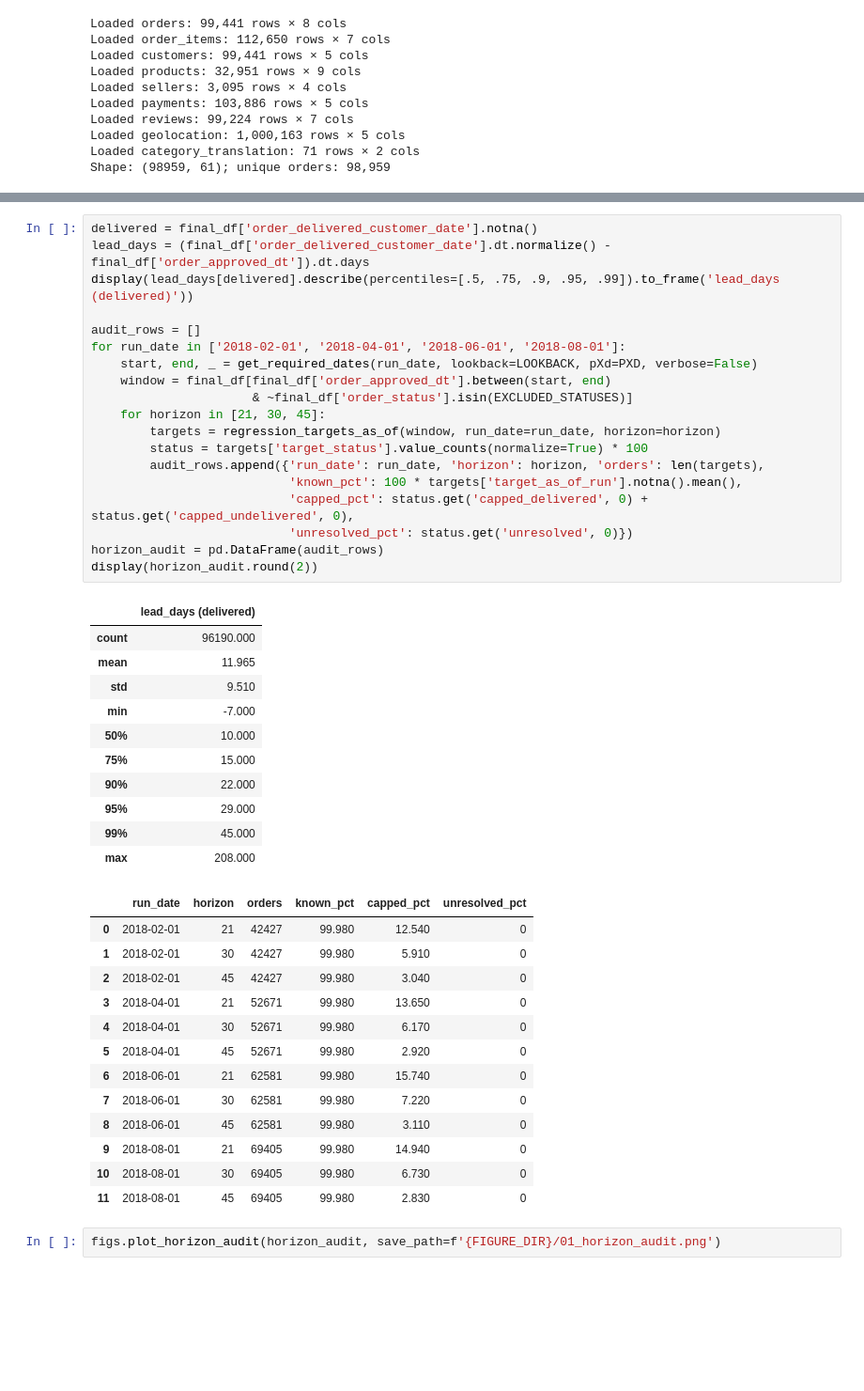
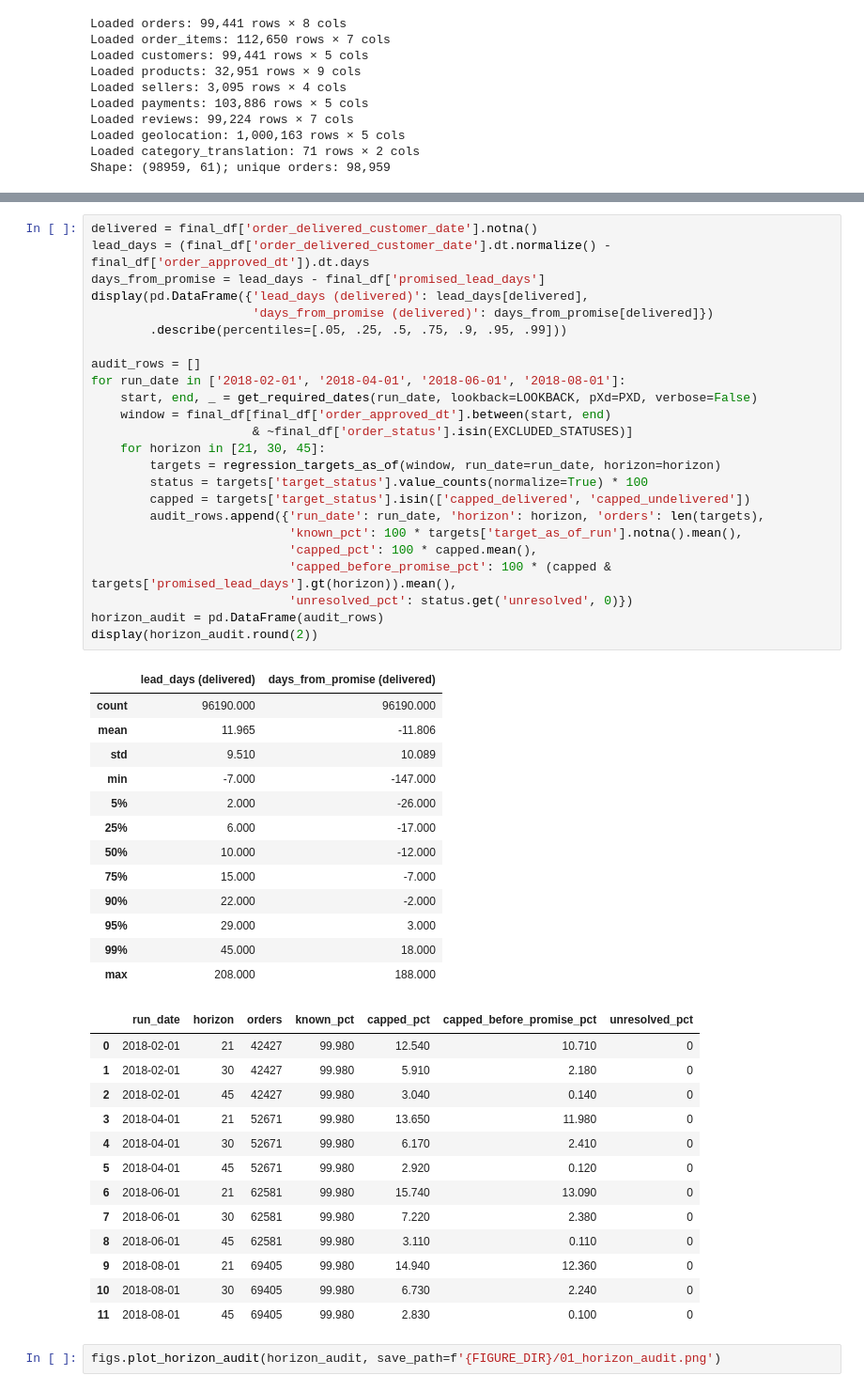
Before and after one commit to mushroomyyy/Team8_IT5006_Ecommerce_Analytics_AY2627Sem1, a Jupyter notebook: phase2/model_regression_dev.ipynb, the cells around one changed output, grey strips where cells are left out. Shown at 94% size. Drawn from its saved outputs; the diff is of its cells as text; blank space fills up the shorter version.

```diff
--- a/phase2/model_regression_dev.ipynb
+++ b/phase2/model_regression_dev.ipynb
@@ -124,47 +137,54 @@ With the cap, a still-undelivered order that is already *H* days old is known to
 # %%
 delivered = final_df['order_delivered_customer_date'].notna()
 lead_days = (final_df['order_delivered_customer_date'].dt.normalize() - final_df['order_approved_dt']).dt.days
-display(lead_days[delivered].describe(percentiles=[.5, .75, .9, .95, .99]).to_frame('lead_days (delivered)'))
+days_from_promise = lead_days - final_df['promised_lead_days']
+display(pd.DataFrame({'lead_days (delivered)': lead_days[delivered],
+                      'days_from_promise (delivered)': days_from_promise[delivered]})
+        .describe(percentiles=[.05, .25, .5, .75, .9, .95, .99]))
 
 audit_rows = []
 for run_date in ['2018-02-01', '2018-04-01', '2018-06-01', '2018-08-01']:
     start, end, _ = get_required_dates(run_date, lookback=LOOKBACK, pXd=PXD, verbose=False)
     window = final_df[final_df['order_approved_dt'].between(start, end)
                       & ~final_df['order_status'].isin(EXCLUDED_STATUSES)]
     for horizon in [21, 30, 45]:
         targets = regression_targets_as_of(window, run_date=run_date, horizon=horizon)
         status = targets['target_status'].value_counts(normalize=True) * 100
+        capped = targets['target_status'].isin(['capped_delivered', 'capped_undelivered'])
         audit_rows.append({'run_date': run_date, 'horizon': horizon, 'orders': len(targets),
                            'known_pct': 100 * targets['target_as_of_run'].notna().mean(),
-                           'capped_pct': status.get('capped_delivered', 0) + status.get('capped_undelivered', 0),
+                           'capped_pct': 100 * capped.mean(),
+                           'capped_before_promise_pct': 100 * (capped & targets['promised_lead_days'].gt(horizon)).mean(),
                            'unresolved_pct': status.get('unresolved', 0)})
 horizon_audit = pd.DataFrame(audit_rows)
 display(horizon_audit.round(2))
 # %% [output]
-|  | lead_days (delivered) |
-| count | 96190.000 |
-| mean | 11.965 |
-| std | 9.510 |
-| min | -7.000 |
-| 50% | 10.000 |
-| 75% | 15.000 |
-| 90% | 22.000 |
-| 95% | 29.000 |
-| 99% | 45.000 |
-| max | 208.000 |
+|  | lead_days (delivered) | days_from_promise (delivered) |
+| count | 96190.000 | 96190.000 |
+| mean | 11.965 | -11.806 |
+| std | 9.510 | 10.089 |
+| min | -7.000 | -147.000 |
+| 5% | 2.000 | -26.000 |
+| 25% | 6.000 | -17.000 |
+| 50% | 10.000 | -12.000 |
+| 75% | 15.000 | -7.000 |
+| 90% | 22.000 | -2.000 |
+| 95% | 29.000 | 3.000 |
+| 99% | 45.000 | 18.000 |
+| max | 208.000 | 188.000 |
-|  | run_date | horizon | orders | known_pct | capped_pct | unresolved_pct |
-| 0 | 2018-02-01 | 21 | 42427 | 99.980 | 12.540 | 0 |
-| 1 | 2018-02-01 | 30 | 42427 | 99.980 | 5.910 | 0 |
-| 2 | 2018-02-01 | 45 | 42427 | 99.980 | 3.040 | 0 |
-| 3 | 2018-04-01 | 21 | 52671 | 99.980 | 13.650 | 0 |
-| 4 | 2018-04-01 | 30 | 52671 | 99.980 | 6.170 | 0 |
-| 5 | 2018-04-01 | 45 | 52671 | 99.980 | 2.920 | 0 |
-| 6 | 2018-06-01 | 21 | 62581 | 99.980 | 15.740 | 0 |
-| 7 | 2018-06-01 | 30 | 62581 | 99.980 | 7.220 | 0 |
-| 8 | 2018-06-01 | 45 | 62581 | 99.980 | 3.110 | 0 |
-| 9 | 2018-08-01 | 21 | 69405 | 99.980 | 14.940 | 0 |
-| 10 | 2018-08-01 | 30 | 69405 | 99.980 | 6.730 | 0 |
-| 11 | 2018-08-01 | 45 | 69405 | 99.980 | 2.830 | 0 |
+|  | run_date | horizon | orders | known_pct | capped_pct | capped_before_promise_pct | unresolved_pct |
+| 0 | 2018-02-01 | 21 | 42427 | 99.980 | 12.540 | 10.710 | 0 |
+| 1 | 2018-02-01 | 30 | 42427 | 99.980 | 5.910 | 2.180 | 0 |
+| 2 | 2018-02-01 | 45 | 42427 | 99.980 | 3.040 | 0.140 | 0 |
+| 3 | 2018-04-01 | 21 | 52671 | 99.980 | 13.650 | 11.980 | 0 |
+| 4 | 2018-04-01 | 30 | 52671 | 99.980 | 6.170 | 2.410 | 0 |
+| 5 | 2018-04-01 | 45 | 52671 | 99.980 | 2.920 | 0.120 | 0 |
+| 6 | 2018-06-01 | 21 | 62581 | 99.980 | 15.740 | 13.090 | 0 |
+| 7 | 2018-06-01 | 30 | 62581 | 99.980 | 7.220 | 2.380 | 0 |
+| 8 | 2018-06-01 | 45 | 62581 | 99.980 | 3.110 | 0.110 | 0 |
+| 9 | 2018-08-01 | 21 | 69405 | 99.980 | 14.940 | 12.360 | 0 |
+| 10 | 2018-08-01 | 30 | 69405 | 99.980 | 6.730 | 2.240 | 0 |
+| 11 | 2018-08-01 | 45 | 69405 | 99.980 | 2.830 | 0.100 | 0 |
 # %%
 figs.plot_horizon_audit(horizon_audit, save_path=f'{FIGURE_DIR}/01_horizon_audit.png')
 # %% [output]
```
Also changed, not shown: parts of 53 cells of this notebook, 12 other files.
